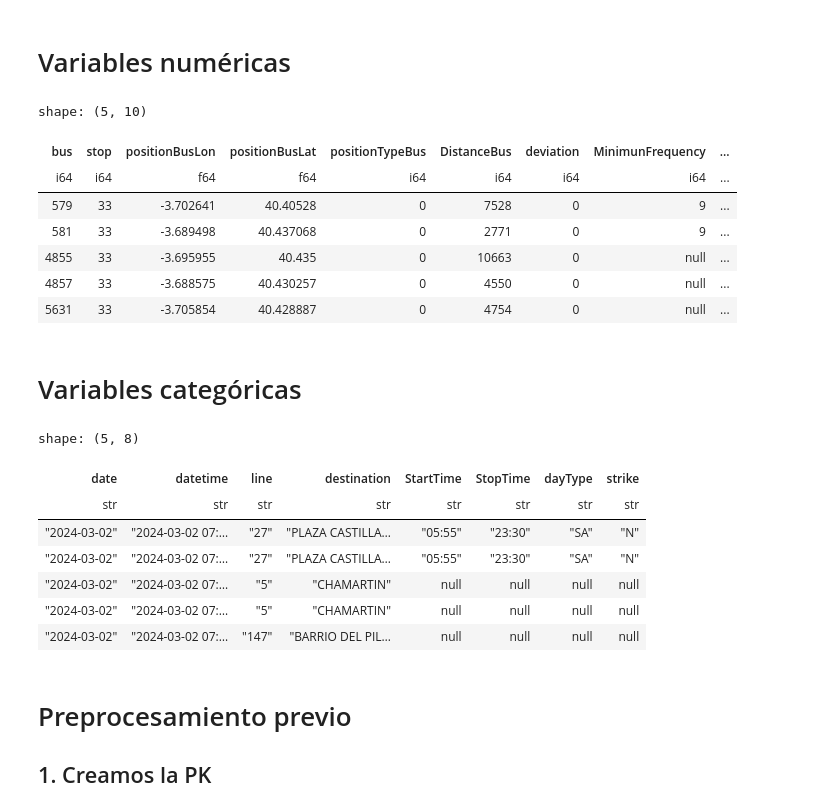
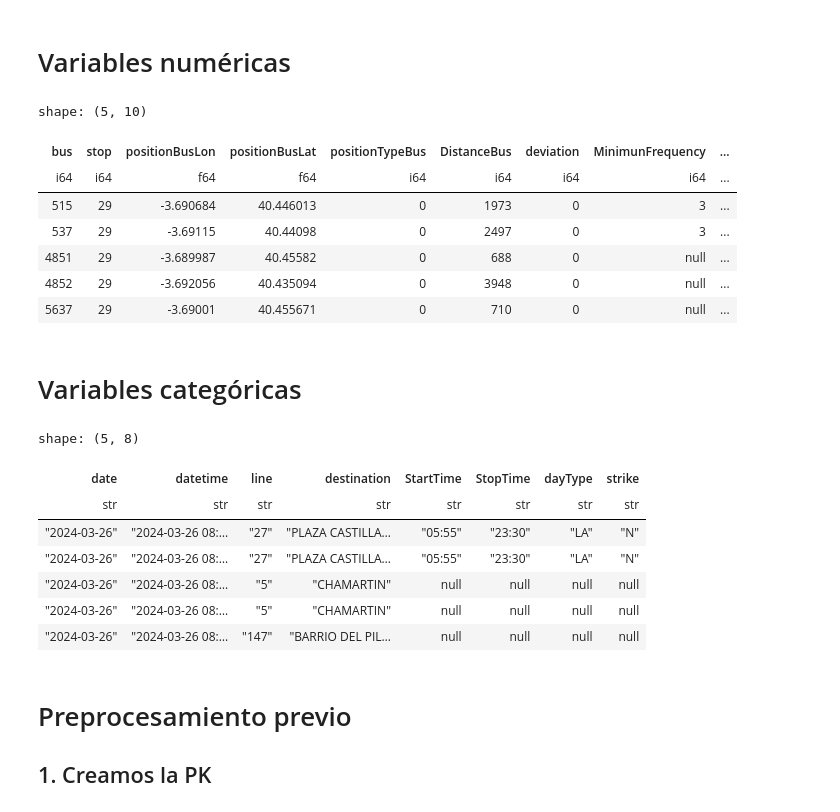
Before and after one commit to oeg-upm/inesdata-mov-data-generation, a Jupyter notebook: docs/notebooks/eda/emt_eda.ipynb, the cells around one changed output. Cells and saved outputs as stored; diff of their text form; code cells hidden in the pictures.

```diff
--- a/docs/notebooks/eda/emt_eda.ipynb
+++ b/docs/notebooks/eda/emt_eda.ipynb
@@ -36,3 +44,6 @@ EMT_DATA_PATH = os.path.join(DATA_PATH, "emt")
+# %%
+import random
+random.seed(1234)
+day = random.randint(2, 31)
 # %%
-lf = pl.scan_csv(os.path.join(EMT_DATA_PATH, "2024", "03", "emt_202403.csv"))
-lf.head().collect()
+sample_data = pl.scan_csv(os.path.join(EMT_DATA_PATH, "2024", "03",str(day), f"emt_202403{str(day)}.csv"))
@@ -41,29 +67,29 @@ NameError: name 'EMT_DATA_PATH' is not defined
 # %% [markdown]
 # Variables numéricas
 # %%
-lf.select(cs.numeric()).head().collect()
+sample_data.select(cs.numeric()).head().collect()
 # %% [output]
 shape: (5, 10)
 | bus | stop | positionBusLon | positionBusLat | positionTypeBus | DistanceBus | deviation | MinimunFrequency | ... |
 | i64 | i64 | f64 | f64 | i64 | i64 | i64 | i64 | ... |
-| 579 | 33 | -3.702641 | 40.40528 | 0 | 7528 | 0 | 9 | ... |
-| 581 | 33 | -3.689498 | 40.437068 | 0 | 2771 | 0 | 9 | ... |
-| 4855 | 33 | -3.695955 | 40.435 | 0 | 10663 | 0 | null | ... |
-| 4857 | 33 | -3.688575 | 40.430257 | 0 | 4550 | 0 | null | ... |
-| 5631 | 33 | -3.705854 | 40.428887 | 0 | 4754 | 0 | null | ... |
+| 515 | 29 | -3.690684 | 40.446013 | 0 | 1973 | 0 | 3 | ... |
+| 537 | 29 | -3.69115 | 40.44098 | 0 | 2497 | 0 | 3 | ... |
+| 4851 | 29 | -3.689987 | 40.45582 | 0 | 688 | 0 | null | ... |
+| 4852 | 29 | -3.692056 | 40.435094 | 0 | 3948 | 0 | null | ... |
+| 5637 | 29 | -3.69001 | 40.455671 | 0 | 710 | 0 | null | ... |
 # %% [markdown]
 # Variables categóricas
 # %%
-lf.select(cs.string()).head().collect()
+sample_data.select(cs.string()).head().collect()
 # %% [output]
 shape: (5, 8)
 | date | datetime | line | destination | StartTime | StopTime | dayType | strike |
 | str | str | str | str | str | str | str | str |
-| "2024-03-02" | "2024-03-02 07:… | "27" | "PLAZA CASTILLA… | "05:55" | "23:30" | "SA" | "N" |
-| "2024-03-02" | "2024-03-02 07:… | "27" | "PLAZA CASTILLA… | "05:55" | "23:30" | "SA" | "N" |
-| "2024-03-02" | "2024-03-02 07:… | "5" | "CHAMARTIN" | null | null | null | null |
-| "2024-03-02" | "2024-03-02 07:… | "5" | "CHAMARTIN" | null | null | null | null |
-| "2024-03-02" | "2024-03-02 07:… | "147" | "BARRIO DEL PIL… | null | null | null | null |
+| "2024-03-26" | "2024-03-26 08:… | "27" | "PLAZA CASTILLA… | "05:55" | "23:30" | "LA" | "N" |
+| "2024-03-26" | "2024-03-26 08:… | "27" | "PLAZA CASTILLA… | "05:55" | "23:30" | "LA" | "N" |
+| "2024-03-26" | "2024-03-26 08:… | "5" | "CHAMARTIN" | null | null | null | null |
+| "2024-03-26" | "2024-03-26 08:… | "5" | "CHAMARTIN" | null | null | null | null |
+| "2024-03-26" | "2024-03-26 08:… | "147" | "BARRIO DEL PIL… | null | null | null | null |
 # %% [markdown]
 # Preprocesamiento previo
 ## 1. Creamos la PK
```
Also changed, not shown: parts of 171 cells of this notebook.
